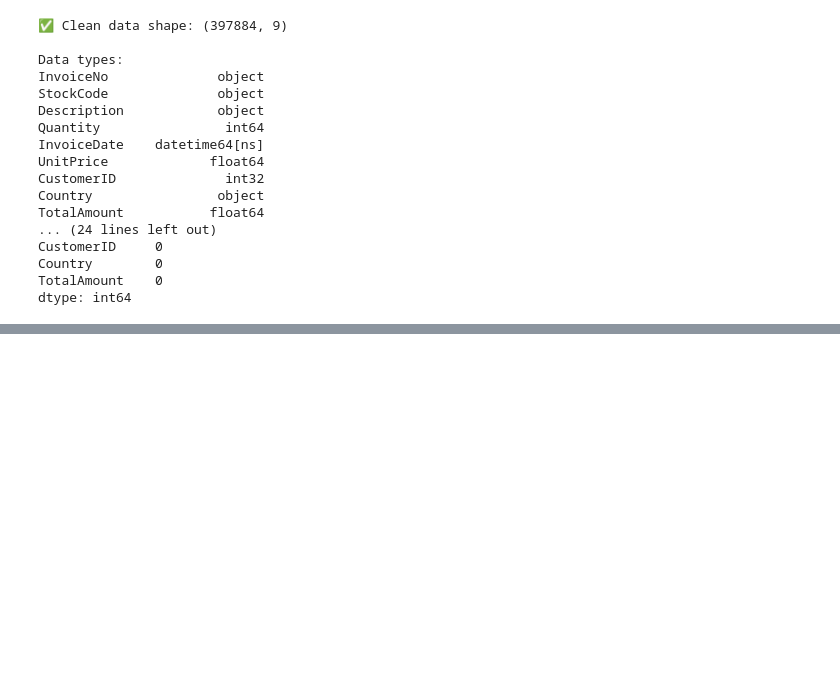
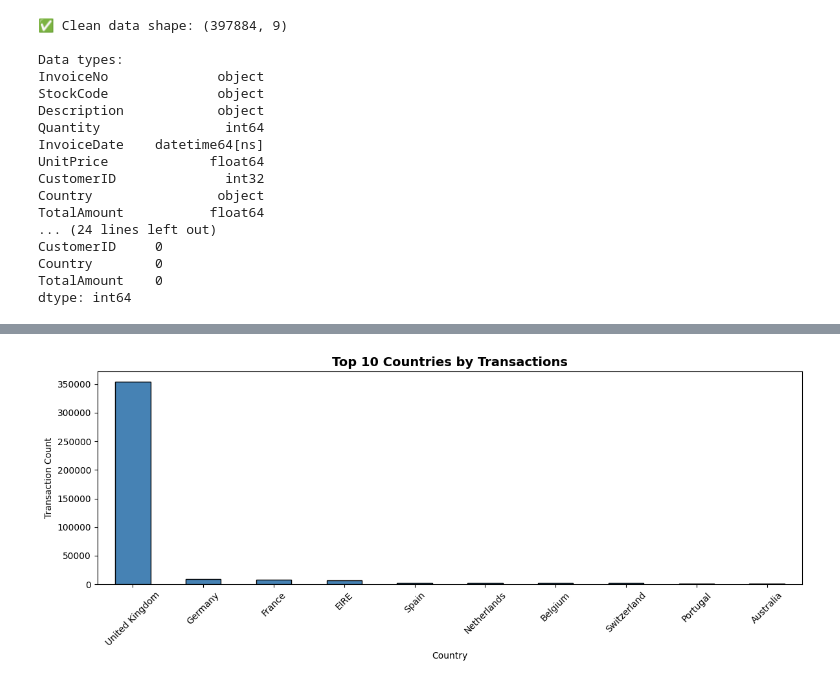
Before and after one commit to DhivyaShri1385/Shopper-Spectrum-Ecommerce, a Jupyter notebook: notebooks/shopper_spectrum.ipynb, the cells around one changed output, grey strips where cells are left out. Cells and saved outputs as stored; diff of their text form; code cells hidden in the pictures; blank space fills up the shorter version.

Commit message:
feat: add exploratory data analysis with visualizations

```diff
--- a/notebooks/shopper_spectrum.ipynb
+++ b/notebooks/shopper_spectrum.ipynb
@@ -79,3 +79,83 @@ CustomerID     0
 Country        0
 TotalAmount    0
 dtype: int64
+# %%
+# ============================================
+# BLOCK 3: EXPLORATORY DATA ANALYSIS (EDA)
+# ============================================
+
+# 1. Top 10 countries by transaction volume
+print("=" * 50)
+print("TOP 10 COUNTRIES BY TRANSACTIONS")
+print("=" * 50)
+plt.figure(figsize=(12, 5))
+df['Country'].value_counts().head(10).plot(kind='bar', color='steelblue', edgecolor='black')
+plt.title('Top 10 Countries by Transactions', fontsize=14, fontweight='bold')
+plt.xlabel('Country')
+plt.ylabel('Transaction Count')
+plt.xticks(rotation=45)
+plt.tight_layout()
+plt.savefig('../assets/eda_countries.png', dpi=300, bbox_inches='tight')
+plt.show()
+print(df['Country'].value_counts().head(10))
+
+# 2. Top 10 products by quantity sold
+print("\n" + "=" * 50)
+print("TOP 10 BEST SELLING PRODUCTS")
+print("=" * 50)
+plt.figure(figsize=(12, 5))
+df.groupby('Description')['Quantity'].sum().sort_values(ascending=False).head(10).plot(
+    kind='barh', color='coral', edgecolor='black')
+plt.title('Top 10 Best Selling Products (by Quantity)', fontsize=14, fontweight='bold')
+plt.xlabel('Total Quantity Sold')
+plt.tight_layout()
+plt.savefig('../assets/eda_products.png', dpi=300, bbox_inches='tight')
+plt.show()
+
+# 3. Monthly revenue trend
+print("\n" + "=" * 50)
+print("MONTHLY REVENUE TREND")
+print("=" * 50)
+monthly_revenue = df.set_index('InvoiceDate')['TotalAmount'].resample('M').sum()
+plt.figure(figsize=(14, 5))
+monthly_revenue.plot(color='green', linewidth=2, marker='o')
+plt.title('Monthly Revenue Trend (2022-2023)', fontsize=14, fontweight='bold')
+plt.xlabel('Month')
+plt.ylabel('Revenue (£)')
+plt.grid(True, alpha=0.3)
+plt.tight_layout()
+plt.savefig('../assets/eda_trend.png', dpi=300, bbox_inches='tight')
+plt.show()
+
+# 4. Transaction amount distribution
+print("\n" + "=" * 50)
+print("TRANSACTION AMOUNT DISTRIBUTION")
+print("=" * 50)
+fig, axes = plt.subplots(1, 2, figsize=(14, 4))
+axes[0].hist(df['TotalAmount'], bins=50, color='purple', edgecolor='black', alpha=0.7)
+axes[0].set_title('Transaction Amount Distribution', fontweight='bold')
+axes[0].set_xlabel('Amount (£)')
+axes[0].set_ylabel('Frequency')
+
+axes[1].hist(df[df['TotalAmount'] < 100]['TotalAmount'], bins=50, color='purple',
+             edgecolor='black', alpha=0.7)
+axes[1].set_title('Transaction Amount Distribution (< £100)', fontweight='bold')
+axes[1].set_xlabel('Amount (£)')
+axes[1].set_ylabel('Frequency')
+plt.tight_layout()
+plt.savefig('../assets/eda_amount_distribution.png', dpi=300, bbox_inches='tight')
+plt.show()
+
+print("\nTransaction amount statistics:")
+print(df['TotalAmount'].describe())
+
+# 5. Unique customers and products
+print("\n" + "=" * 50)
+print("DATA OVERVIEW")
+print("=" * 50)
+print(f"Total Transactions: {len(df):,}")
+print(f"Unique Customers: {df['CustomerID'].nunique():,}")
+print(f"Unique Products: {df['Description'].nunique():,}")
+print(f"Countries: {df['Country'].nunique():,}")
+print(f"Date Range: {df['InvoiceDate'].min()} to {df['InvoiceDate'].max()}")
+# %% [output]
@@ -81,0 +165 @@ dtype: int64
+[figure, added]
```
Also changed, not shown: parts of 1 cell of this notebook, 4 other files.
